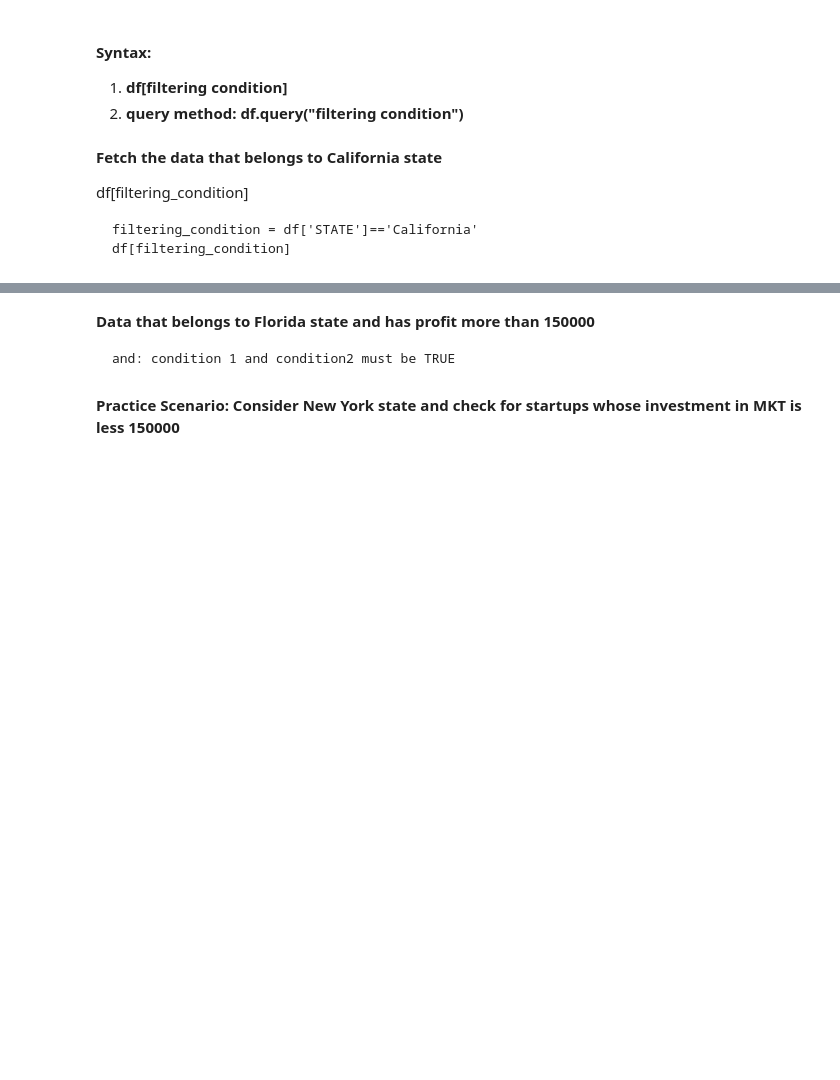
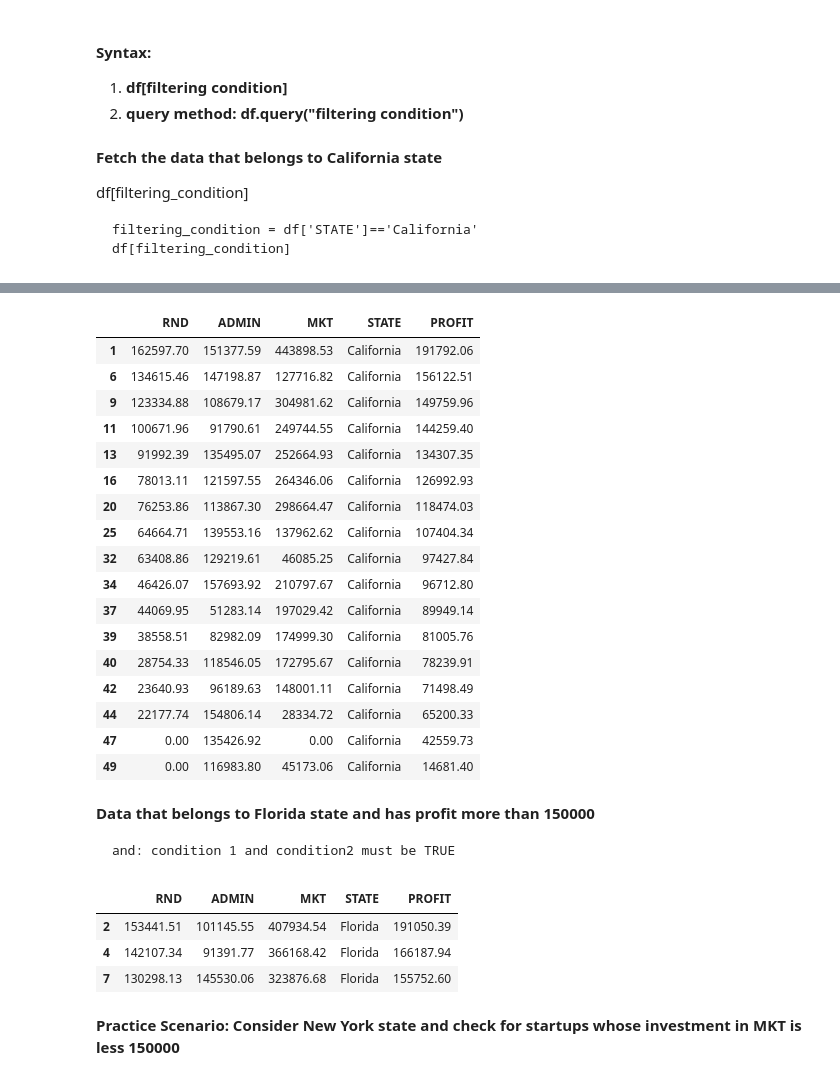
Before and after one commit to ritutripathi06/Demo, a Jupyter notebook: Pandas_180.ipynb, the cells around one changed output, grey strips where cells are left out. Cells and saved outputs as stored; diff of their text form; code cells hidden in the pictures; blank space fills up the shorter version.

```diff
--- a/Pandas_180.ipynb
+++ b/Pandas_180.ipynb
@@ -299,6 +499,36 @@ df[filtering_condition]
+# %%
+df[df['STATE']=='California']
+# %% [output]
+|  | RND | ADMIN | MKT | STATE | PROFIT |
+| 1 | 162597.70 | 151377.59 | 443898.53 | California | 191792.06 |
+| 6 | 134615.46 | 147198.87 | 127716.82 | California | 156122.51 |
+| 9 | 123334.88 | 108679.17 | 304981.62 | California | 149759.96 |
+| 11 | 100671.96 | 91790.61 | 249744.55 | California | 144259.40 |
+| 13 | 91992.39 | 135495.07 | 252664.93 | California | 134307.35 |
+| 16 | 78013.11 | 121597.55 | 264346.06 | California | 126992.93 |
+| 20 | 76253.86 | 113867.30 | 298664.47 | California | 118474.03 |
+| 25 | 64664.71 | 139553.16 | 137962.62 | California | 107404.34 |
+| 32 | 63408.86 | 129219.61 | 46085.25 | California | 97427.84 |
+| 34 | 46426.07 | 157693.92 | 210797.67 | California | 96712.80 |
+| 37 | 44069.95 | 51283.14 | 197029.42 | California | 89949.14 |
+| 39 | 38558.51 | 82982.09 | 174999.30 | California | 81005.76 |
+| 40 | 28754.33 | 118546.05 | 172795.67 | California | 78239.91 |
+| 42 | 23640.93 | 96189.63 | 148001.11 | California | 71498.49 |
+| 44 | 22177.74 | 154806.14 | 28334.72 | California | 65200.33 |
+| 47 | 0.00 | 135426.92 | 0.00 | California | 42559.73 |
+| 49 | 0.00 | 116983.80 | 45173.06 | California | 14681.40 |
 # %% [markdown]
 **Data that belongs to Florida state and has profit more than 150000**
 
     and: condition 1 and condition2 must be TRUE
+# %%
+filb = df['STATE']=='Florida'
+filc = df['PROFIT'] >150000
+df[filb & filc]
+# %% [output]
+|  | RND | ADMIN | MKT | STATE | PROFIT |
+| 2 | 153441.51 | 101145.55 | 407934.54 | Florida | 191050.39 |
+| 4 | 142107.34 | 91391.77 | 366168.42 | Florida | 166187.94 |
+| 7 | 130298.13 | 145530.06 | 323876.68 | Florida | 155752.60 |
 # %% [markdown]
 **Practice Scenario: Consider New York state and check for startups whose investment in MKT is less 150000**
```
Also changed, not shown: parts of 57 cells of this notebook.
